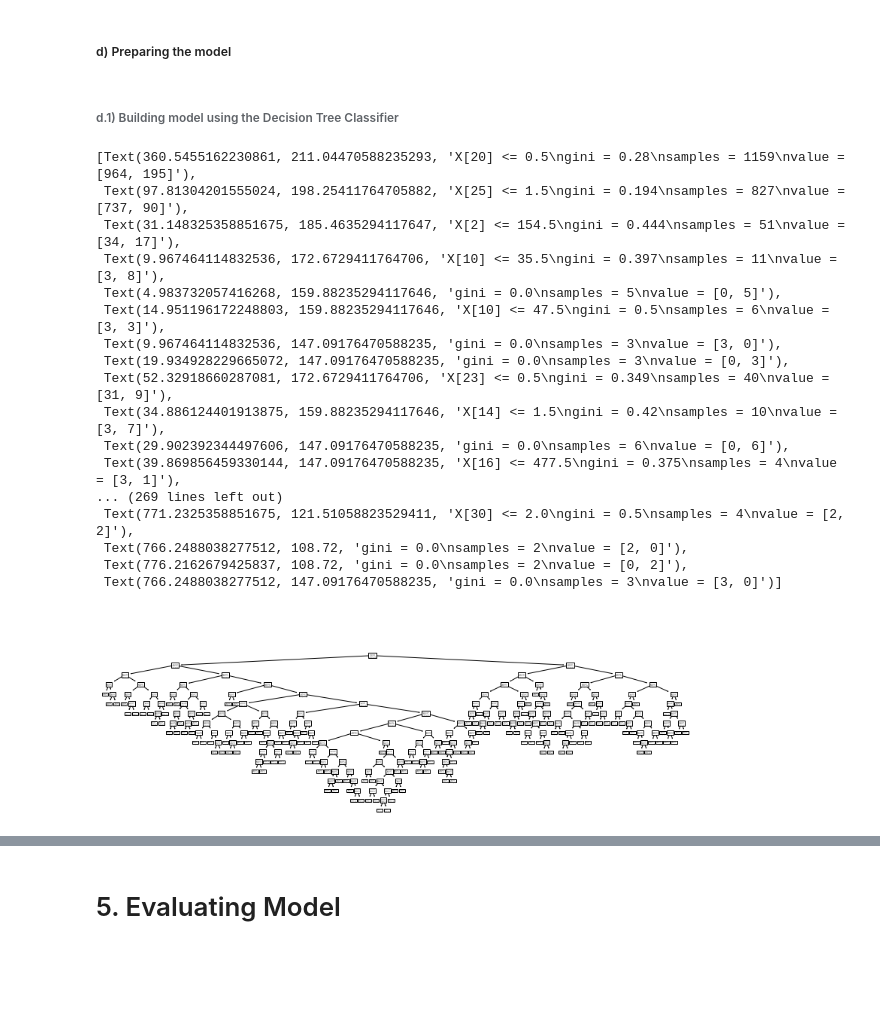
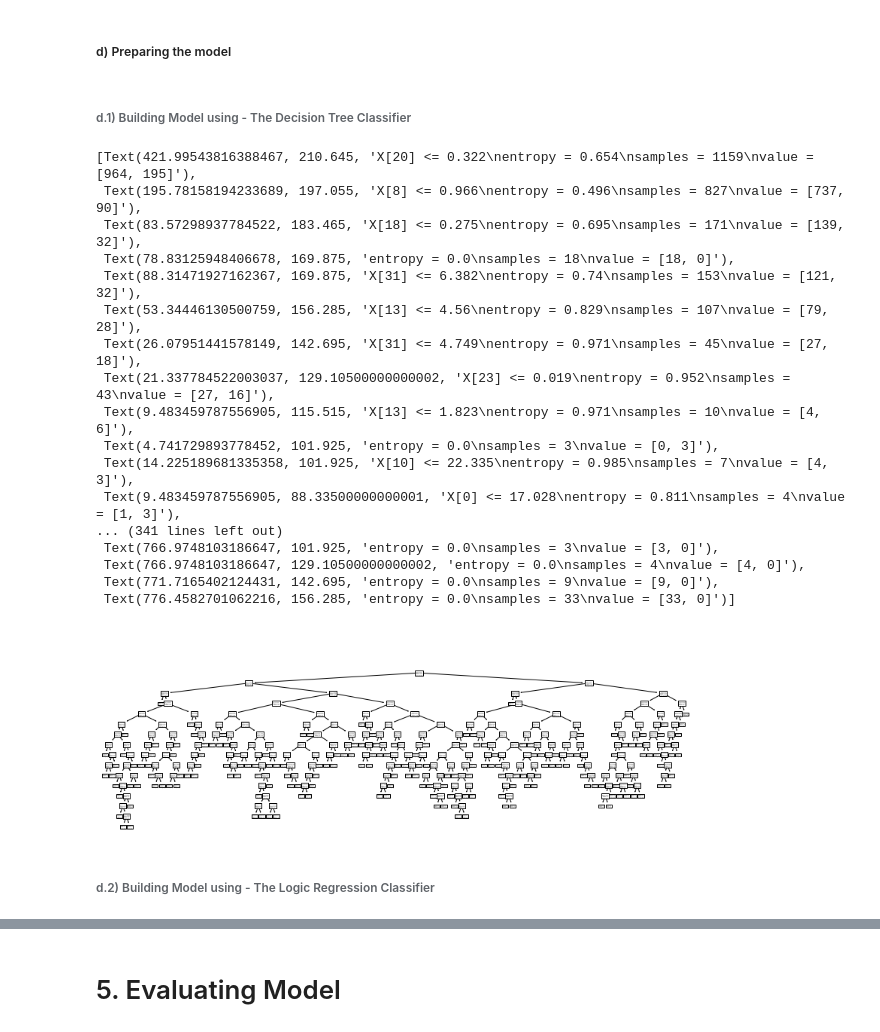
Before and after one commit to nithinkrishnan/dm-assgn, a Jupyter notebook: Code/Attrition.ipynb, the cells around one changed output, grey strips where cells are left out. Saved outputs shown, nothing was run; the diff lists cells and outputs as text; code cells hidden in the pictures; blank space fills up the shorter version.

Commit message:
Added decision tree and logistic regression

```diff
--- a/Code/Attrition.ipynb
+++ b/Code/Attrition.ipynb
@@ -579,33 +596,32 @@ y_testing.shape:  (290,)
 # %% [markdown]
 <h5>d) Preparing the model</h5>
 # %% [markdown]
-<h6>d.1) Building model using the Decision Tree  Classifier</h6>
+<h6>d.1) Building Model using - The Decision Tree  Classifier</h6>
 # %%
-#Using the RandomForestClassification
-from sklearn import tree
-
-# dTree = tree.DecisionTreeClassifier(criterion = 'entropy', splitter = "random")
-dTree = tree.DecisionTreeClassifier()
-dTree = dTree.fit(x_training, y_training)
+# Creating the decisionTreeClassifier
+dTreeClf = tree.DecisionTreeClassifier(criterion = 'entropy', splitter = "random")
+dTreeClf = dTreeClf.fit(x_training, y_training)
 
 # To Plot the decision tree
-tree.plot_tree(dTree)
+tree.plot_tree(dTreeClf)
 # %% [output]
-[Text(360.5455162230861, 211.04470588235293, 'X[20] <= 0.5\ngini = 0.28\nsamples = 1159\nvalue = [964, 195]'),
- Text(97.81304201555024, 198.25411764705882, 'X[25] <= 1.5\ngini = 0.194\nsamples = 827\nvalue = [737, 90]'),
- Text(31.148325358851675, 185.4635294117647, 'X[2] <= 154.5\ngini = 0.444\nsamples = 51\nvalue = [34, 17]'),
- Text(9.967464114832536, 172.6729411764706, 'X[10] <= 35.5\ngini = 0.397\nsamples = 11\nvalue = [3, 8]'),
- Text(4.983732057416268, 159.88235294117646, 'gini = 0.0\nsamples = 5\nvalue = [0, 5]'),
- Text(14.951196172248803, 159.88235294117646, 'X[10] <= 47.5\ngini = 0.5\nsamples = 6\nvalue = [3, 3]'),
- Text(9.967464114832536, 147.09176470588235, 'gini = 0.0\nsamples = 3\nvalue = [3, 0]'),
- Text(19.934928229665072, 147.09176470588235, 'gini = 0.0\nsamples = 3\nvalue = [0, 3]'),
- Text(52.32918660287081, 172.6729411764706, 'X[23] <= 0.5\ngini = 0.349\nsamples = 40\nvalue = [31, 9]'),
- Text(34.886124401913875, 159.88235294117646, 'X[14] <= 1.5\ngini = 0.42\nsamples = 10\nvalue = [3, 7]'),
- Text(29.902392344497606, 147.09176470588235, 'gini = 0.0\nsamples = 6\nvalue = [0, 6]'),
- Text(39.869856459330144, 147.09176470588235, 'X[16] <= 477.5\ngini = 0.375\nsamples = 4\nvalue = [3, 1]'),
-... (269 lines left out)
- Text(771.2325358851675, 121.51058823529411, 'X[30] <= 2.0\ngini = 0.5\nsamples = 4\nvalue = [2, 2]'),
- Text(766.2488038277512, 108.72, 'gini = 0.0\nsamples = 2\nvalue = [2, 0]'),
- Text(776.2162679425837, 108.72, 'gini = 0.0\nsamples = 2\nvalue = [0, 2]'),
- Text(766.2488038277512, 147.09176470588235, 'gini = 0.0\nsamples = 3\nvalue = [3, 0]')]
+[Text(421.99543816388467, 210.645, 'X[20] <= 0.322\nentropy = 0.654\nsamples = 1159\nvalue = [964, 195]'),
+ Text(195.78158194233689, 197.055, 'X[8] <= 0.966\nentropy = 0.496\nsamples = 827\nvalue = [737, 90]'),
+ Text(83.57298937784522, 183.465, 'X[18] <= 0.275\nentropy = 0.695\nsamples = 171\nvalue = [139, 32]'),
+ Text(78.83125948406678, 169.875, 'entropy = 0.0\nsamples = 18\nvalue = [18, 0]'),
+ Text(88.31471927162367, 169.875, 'X[31] <= 6.382\nentropy = 0.74\nsamples = 153\nvalue = [121, 32]'),
+ Text(53.34446130500759, 156.285, 'X[13] <= 4.56\nentropy = 0.829\nsamples = 107\nvalue = [79, 28]'),
+ Text(26.07951441578149, 142.695, 'X[31] <= 4.749\nentropy = 0.971\nsamples = 45\nvalue = [27, 18]'),
+ Text(21.337784522003037, 129.10500000000002, 'X[23] <= 0.019\nentropy = 0.952\nsamples = 43\nvalue = [27, 16]'),
+ Text(9.483459787556905, 115.515, 'X[13] <= 1.823\nentropy = 0.971\nsamples = 10\nvalue = [4, 6]'),
+ Text(4.741729893778452, 101.925, 'entropy = 0.0\nsamples = 3\nvalue = [0, 3]'),
+ Text(14.225189681335358, 101.925, 'X[10] <= 22.335\nentropy = 0.985\nsamples = 7\nvalue = [4, 3]'),
+ Text(9.483459787556905, 88.33500000000001, 'X[0] <= 17.028\nentropy = 0.811\nsamples = 4\nvalue = [1, 3]'),
+... (341 lines left out)
+ Text(766.9748103186647, 101.925, 'entropy = 0.0\nsamples = 3\nvalue = [3, 0]'),
+ Text(766.9748103186647, 129.10500000000002, 'entropy = 0.0\nsamples = 4\nvalue = [4, 0]'),
+ Text(771.7165402124431, 142.695, 'entropy = 0.0\nsamples = 9\nvalue = [9, 0]'),
+ Text(776.4582701062216, 156.285, 'entropy = 0.0\nsamples = 33\nvalue = [33, 0]')]
-[figure, old version]
+[figure, new version]
+# %% [markdown]
+<h6>d.2) Building Model using - The Logic Regression Classifier</h6>
```
Also changed, not shown: parts of 19 cells of this notebook.
